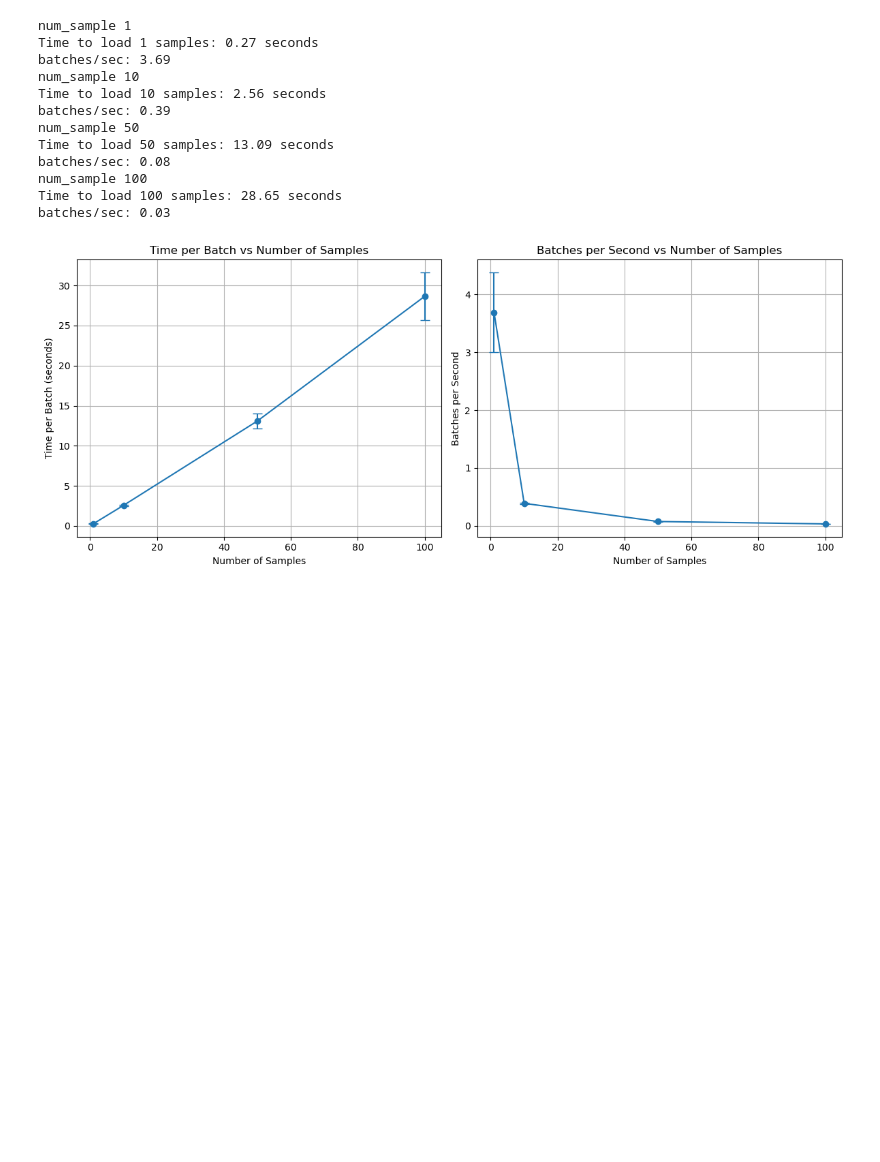
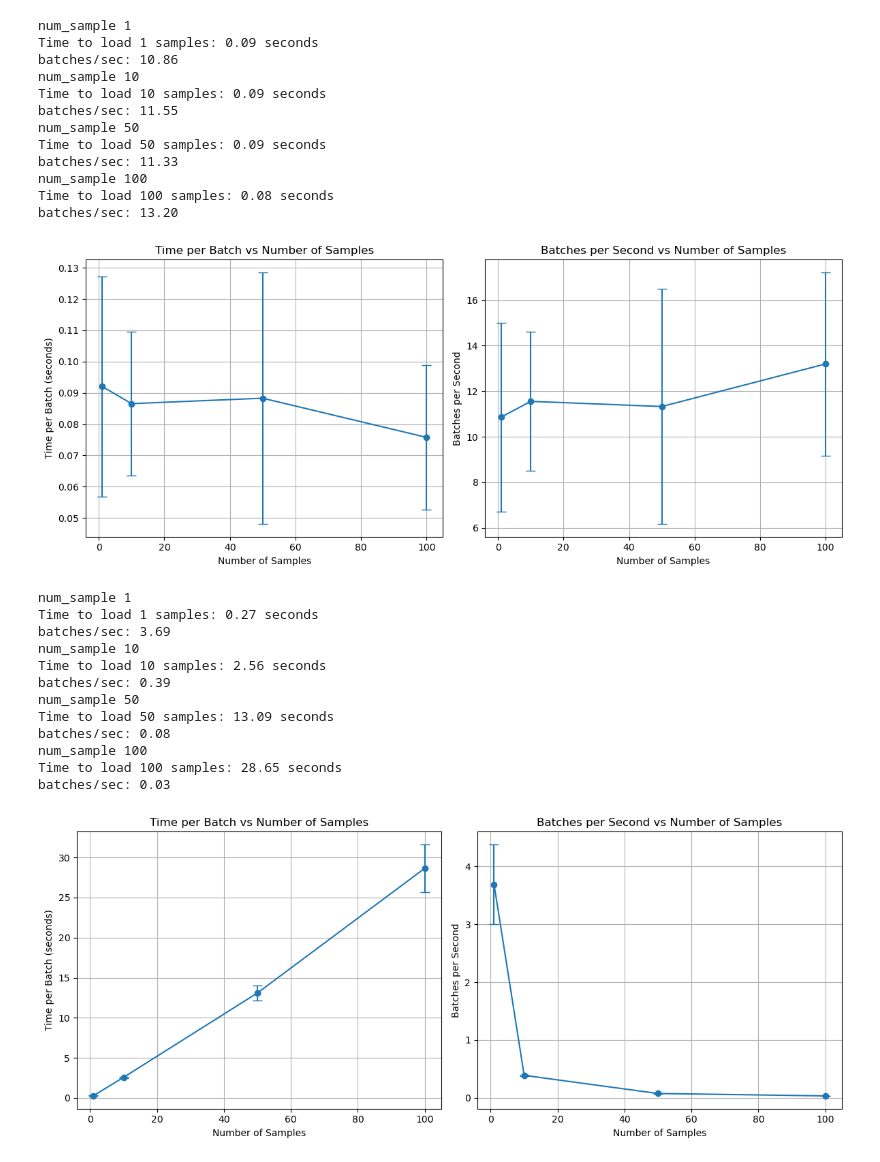
Before and after one commit to jackdesmarais/SAE_Hackathon, a Jupyter notebook: batch_topK_hyperParam_sweep/time_trialing_h5_loading.ipynb, the cells around one changed output. Cells and saved outputs as stored; diff of their text form; code cells hidden in the pictures; blank space fills up the shorter version.

Commit message:
h5 slicing tests... way faster

```diff
--- a/batch_topK_hyperParam_sweep/time_trialing_h5_loading.ipynb
+++ b/batch_topK_hyperParam_sweep/time_trialing_h5_loading.ipynb
@@ -82,3 +82,80 @@ batches/sec: 0.14
+# %%
+def load_h5_data(h5file, row, col_start, num_sample, dataset_name, shape):
+
+    # Load chunk
+    chunk_data = h5file[dataset_name][row, col_start:col_start+num_sample, :] # Load single row
+    return chunk_data
+
+
+# Create test data
+test_file = "/grid/hackathon/data_norepl/splarseers/output/embed_train.h5"
+test_dataset = "embed_train"
+num_samples = [1,10,50,100]
+cycles = 10
+
+# Time the loading
+import time
+
+with h5py.File(test_file, 'r') as f:
+    shape = f[test_dataset].shape
+    mean_time = []
+    std_time = []
+    for num_sample in num_samples:
+        print(f"num_sample {num_sample}")
+        cycle_time = []
+        for i in range(cycles):
+
+            start_time = time.time()
+
+            # Generate indices that are more likely to be contiguous
+            row = np.random.randint(0, shape[0])
+            col_start = np.random.randint(0, shape[1] - num_sample)
+            data = load_h5_data(f, row, col_start, num_sample, test_dataset, shape)
+
+            end_time = time.time()
+            cycle_time.append(end_time - start_time)
+        mean_time.append(np.mean(cycle_time))
+        std_time.append(np.std(cycle_time))
+        print(f"Time to load {num_sample} samples: {mean_time[-1]:.2f} seconds")
+        print(f"batches/sec: {1/(mean_time[-1]):.2f}")
+
+# Plot results
+import matplotlib.pyplot as plt
+
+fig, (ax1, ax2) = plt.subplots(1, 2, figsize=(12, 5))
+
+# Plot time per batch
+ax1.errorbar(num_samples, mean_time, yerr=std_time, fmt='o-', capsize=5)
+ax1.set_xlabel('Number of Samples')
+ax1.set_ylabel('Time per Batch (seconds)')
+ax1.set_title('Time per Batch vs Number of Samples')
+ax1.grid(True)
+
+# Plot batches per second
+batches_per_sec = 1/np.array(mean_time)
+batches_per_sec_std = std_time/(np.array(mean_time)**2)
+ax2.errorbar(num_samples, batches_per_sec, yerr=batches_per_sec_std, fmt='o-', capsize=5)
+ax2.set_xlabel('Number of Samples')
+ax2.set_ylabel('Batches per Second')
+ax2.set_title('Batches per Second vs Number of Samples')
+ax2.grid(True)
+
+plt.tight_layout()
+plt.show()
+# %% [output]
+num_sample 1
+Time to load 1 samples: 0.09 seconds
+batches/sec: 10.86
+num_sample 10
+Time to load 10 samples: 0.09 seconds
+batches/sec: 11.55
+num_sample 50
+Time to load 50 samples: 0.09 seconds
+batches/sec: 11.33
+num_sample 100
+Time to load 100 samples: 0.08 seconds
+batches/sec: 13.20
+[figure, added]
 # %%
 def load_h5_data(h5file, indecies, dataset_name, shape):
     sort_order = np.argsort(indecies)
```
Also changed, not shown: parts of 1 cell of this notebook.
